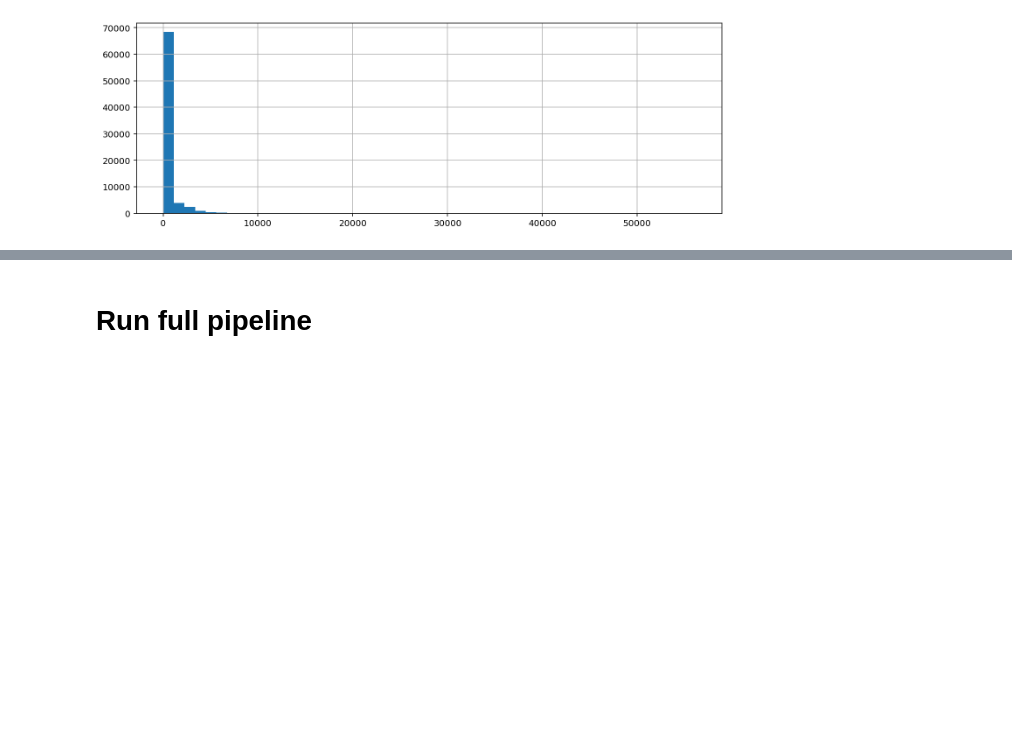
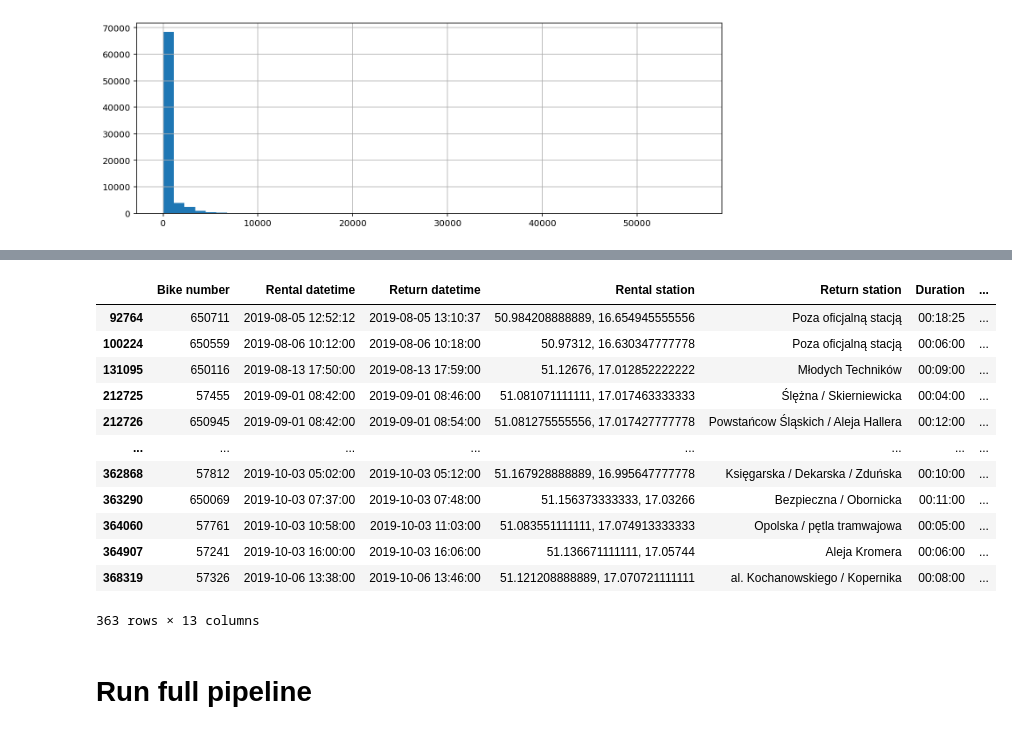
Before and after one commit to mariuszrokita/wroclawski-rower-miejski, a Jupyter notebook: bikerentals/notebooks/01-data-processing.ipynb, the cells around one changed output, grey strips where cells are left out. Cells and saved outputs as stored; diff of their text form; code cells hidden in the pictures; blank space fills up the shorter version.

```diff
--- a/bikerentals/notebooks/01-data-processing.ipynb
+++ b/bikerentals/notebooks/01-data-processing.ipynb
@@ -140,3 +189,19 @@ bike_rentals_df.loc[idx, :]
+# %%
+bike_rentals_df[bike_rentals_df['Rental station'].str.contains('\d{2}.\d+, \d{2}.\d+', regex=True)]
+# %% [output]
+|  | Bike number | Rental datetime | Return datetime | Rental station | Return station | Duration | ... |
+| 92764 | 650711 | 2019-08-05 12:52:12 | 2019-08-05 13:10:37 | 50.984208888889, 16.654945555556 | Poza oficjalną stacją | 00:18:25 | ... |
+| 100224 | 650559 | 2019-08-06 10:12:00 | 2019-08-06 10:18:00 | 50.97312, 16.630347777778 | Poza oficjalną stacją | 00:06:00 | ... |
+| 131095 | 650116 | 2019-08-13 17:50:00 | 2019-08-13 17:59:00 | 51.12676, 17.012852222222 | Młodych Techników | 00:09:00 | ... |
+| 212725 | 57455 | 2019-09-01 08:42:00 | 2019-09-01 08:46:00 | 51.081071111111, 17.017463333333 | Ślężna / Skierniewicka | 00:04:00 | ... |
+| 212726 | 650945 | 2019-09-01 08:42:00 | 2019-09-01 08:54:00 | 51.081275555556, 17.017427777778 | Powstańcow Śląskich / Aleja Hallera | 00:12:00 | ... |
+| ... | ... | ... | ... | ... | ... | ... | ... |
+| 362868 | 57812 | 2019-10-03 05:02:00 | 2019-10-03 05:12:00 | 51.167928888889, 16.995647777778 | Księgarska / Dekarska / Zduńska | 00:10:00 | ... |
+| 363290 | 650069 | 2019-10-03 07:37:00 | 2019-10-03 07:48:00 | 51.156373333333, 17.03266 | Bezpieczna / Obornicka | 00:11:00 | ... |
+| 364060 | 57761 | 2019-10-03 10:58:00 | 2019-10-03 11:03:00 | 51.083551111111, 17.074913333333 | Opolska / pętla tramwajowa | 00:05:00 | ... |
+| 364907 | 57241 | 2019-10-03 16:00:00 | 2019-10-03 16:06:00 | 51.136671111111, 17.05744 | Aleja Kromera | 00:06:00 | ... |
+| 368319 | 57326 | 2019-10-06 13:38:00 | 2019-10-06 13:46:00 | 51.121208888889, 17.070721111111 | al. Kochanowskiego / Kopernika | 00:08:00 | ... |
+363 rows × 13 columns
 # %% [markdown]
 # Run full pipeline
 # %%
```
Also changed, not shown: parts of 15 cells of this notebook, 11 other files.
